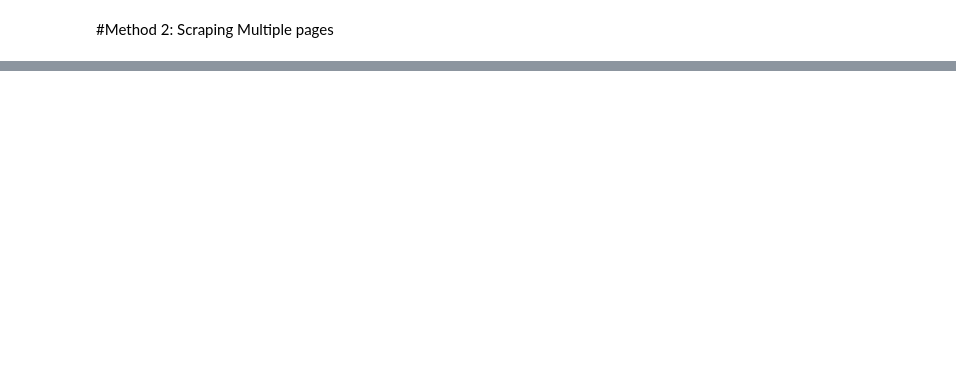
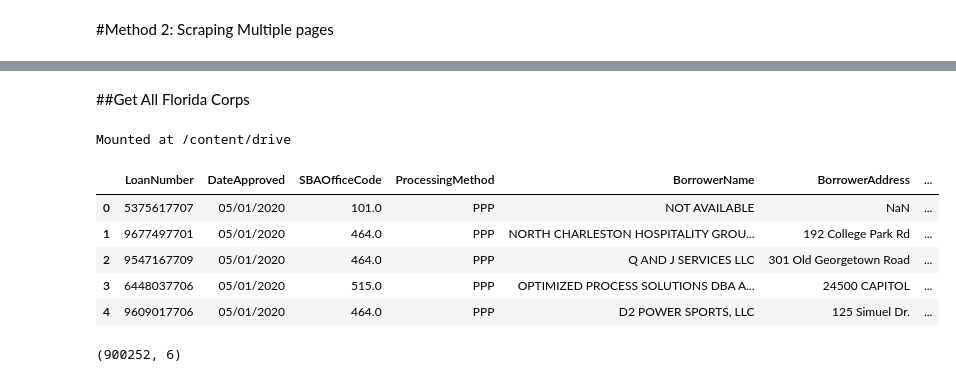
Before and after one commit to gebuh/team-74-capstone, a Jupyter notebook: scripts/fl.ipynb, the cells around one changed output, grey strips where cells are left out. Cells and saved outputs as stored; diff of their text form; code cells hidden in the pictures; blank space fills up the shorter version.

```diff
--- a/scripts/fl.ipynb
+++ b/scripts/fl.ipynb
@@ -69,2 +38,0 @@ df = pd.DataFrame(scrape(base_url))
-# %%
-df.set_option("display.max_rows", None, "display.max_columns", None)
@@ -72,0 +69,18 @@ AttributeError: ignored
+# %% [markdown]
+##Get All Florida Corps
+# %%
+from google.colab import drive
+drive.mount('/content/drive')
+# %% [output]
+Mounted at /content/drive
+# %%
+df = pd.read_csv('/content/drive/Shared drives/DS4A_2021/Team74/data/Stage/loan_files_stage.csv')
+# %%
+df.head()
+# %% [output]
+|  | LoanNumber | DateApproved | SBAOfficeCode | ProcessingMethod | BorrowerName | BorrowerAddress | ... |
+| 0 | 5375617707 | 05/01/2020 | 101.0 | PPP | NOT AVAILABLE | NaN | ... |
+| 1 | 9677497701 | 05/01/2020 | 464.0 | PPP | NORTH CHARLESTON HOSPITALITY GROU... | 192 College Park Rd | ... |
+| 2 | 9547167709 | 05/01/2020 | 464.0 | PPP | Q AND J SERVICES LLC | 301 Old Georgetown Road | ... |
+| 3 | 6448037706 | 05/01/2020 | 515.0 | PPP | OPTIMIZED PROCESS SOLUTIONS DBA A... | 24500 CAPITOL | ... |
+| 4 | 9609017706 | 05/01/2020 | 464.0 | PPP | D2 POWER SPORTS, LLC | 125 Simuel Dr. | ... |
@@ -72,0 +95,4 @@ AttributeError: ignored
+# %%
+fl.shape
+# %% [output]
+(900252, 6)
```
Also changed, not shown: parts of 21 cells of this notebook.
